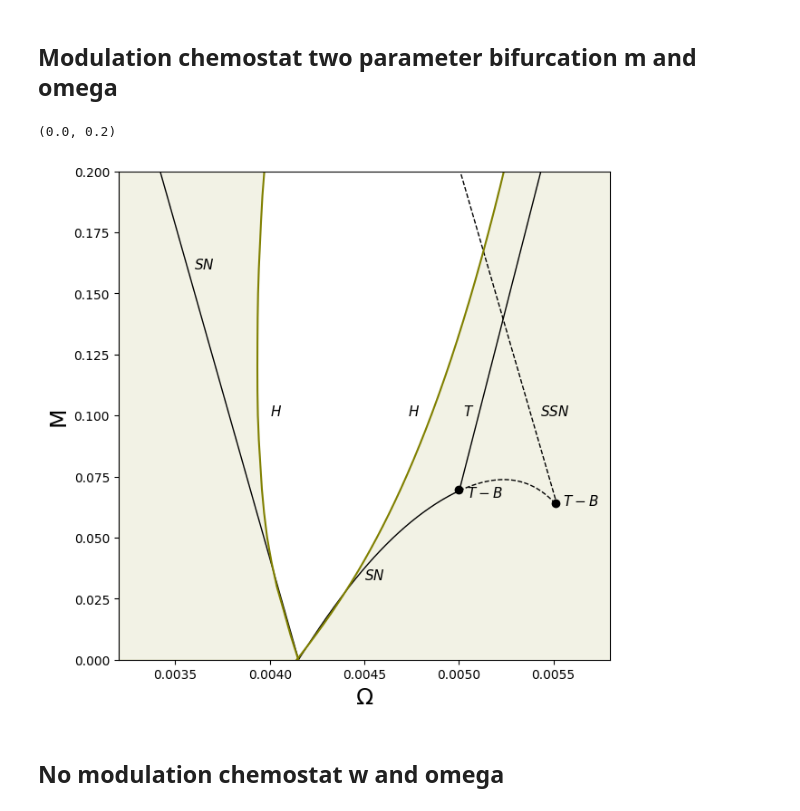
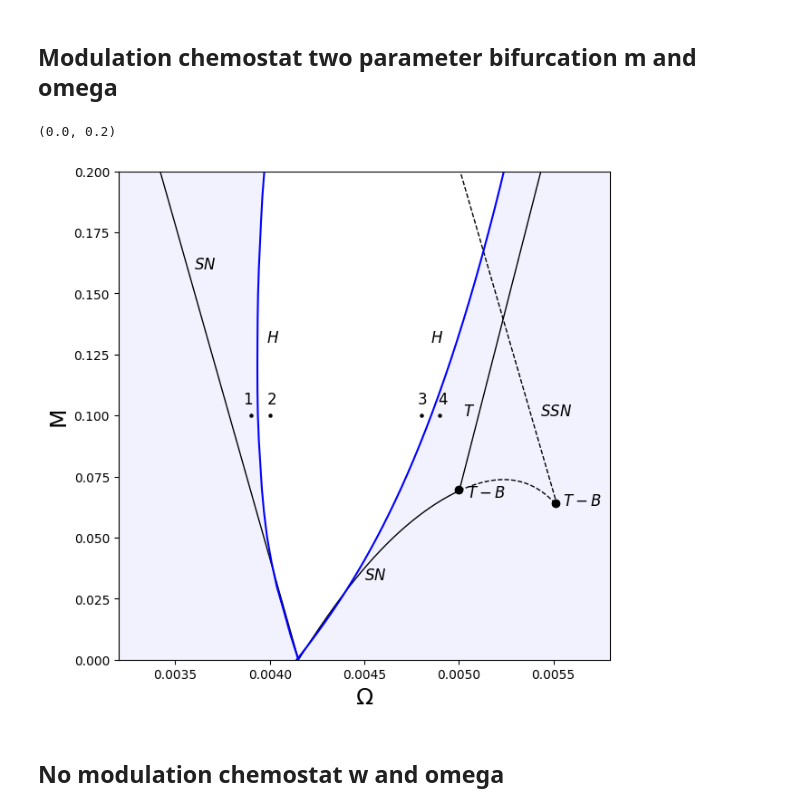
Before and after one commit to FredRobs/Bacteria-and-Viruses, a Jupyter notebook: XPPAUT_Data/fileReader.ipynb, the cells around one changed output. Drawn from its saved outputs; the diff is of its cells as text; code cells hidden in the pictures.

Commit message:
Add files via upload
changes made to include synchronization of cascaded system as well as modifications to existing figures for addition to project report

```diff
--- a/XPPAUT_Data/fileReader.ipynb
+++ b/XPPAUT_Data/fileReader.ipynb
@@ -35,46 +35,59 @@ plt.plot(torusBranch4, a4*torusBranch4+b4,'--',color='black',linewidth=1)
 plt.plot(torusDashed, p2(torusDashed),'--',color='black',linewidth=1)
 
 #plt.scatter(df1['omega'], df1['m'], color='black',s=2.0,alpha=0.5)
 #plt.scatter(df2['omega'], df2['m'], color='black',s=2.0,)
 #plt.scatter(df3['omega'], df3['m'], color='black', s=2.0,alpha=0.5)
 #plt.scatter(df2['omega'], df2['m'], color='blue', s=13.0,alpha=0.5)
 
 df5=pd.read_csv('data5.csv', names=['omega', 'm'])
 df6=pd.read_csv('data6.csv', names=['omega', 'm'])
 
 homoclinicBranch1=np.linspace(0.0037, 0.00552, 279)
 coeffBranch3=np.polyfit(df6['omega'], df6['m'], 3)
 p3 = np.poly1d(coeffBranch3)
 
 #plt.scatter(df6['omega'], df6['m'], color='blue', s=13.0,alpha=0.5)
 #plt.scatter(df6['omega'], df6['m'], color='blue', s=13.0,alpha=0.5)
 
-plt.fill_betweenx(df5['m'], 0.0, df5['omega'], color='olive', alpha=0.1)
-plt.fill_betweenx(p3(homoclinicBranch1), 0.01, homoclinicBranch1, color='olive', alpha=0.1)
-plt.plot(df5['omega'], df5['m'], color='olive')
-plt.plot(homoclinicBranch1, p3(homoclinicBranch1),color='olive')
+plt.fill_betweenx(df5['m'], 0.0, df5['omega'], color='blue', alpha=0.05)
+plt.fill_betweenx(p3(homoclinicBranch1), 0.01, homoclinicBranch1, color='blue', alpha=0.05)
+plt.plot(df5['omega'], df5['m'], color='blue')
+plt.plot(homoclinicBranch1, p3(homoclinicBranch1),color='blue')
 plt.xlabel("$\Omega$", fontsize=18)
 plt.ylabel("M", fontsize=18)
 plt.xlim(0.003,0.0055)
 plt.ylim(0,0.2)
 
-plt.text(0.0036, 0.16, '$SN$', fontsize=11, fontstyle='italic')
-plt.text(0.0045, 0.033, '$SN$', fontsize=11, fontstyle='italic')
-plt.text(0.00502, 0.1, '$T$', fontsize=11, fontstyle='italic')
-plt.text(0.004, 0.1, '$H$', fontsize=11, fontstyle='italic')
-plt.text(0.00473, 0.1, '$H$', fontsize=11, fontstyle='italic')
-plt.text(0.00543, 0.1, '$SSN$', fontsize=11, fontstyle='italic')
+plt.text(0.0036, 0.16, '$SN$', fontsize=12, fontstyle='italic')
+plt.text(0.0045, 0.033, '$SN$', fontsize=12, fontstyle='italic')
+plt.text(0.00502, 0.1, '$T$', fontsize=12, fontstyle='italic')
+plt.text(0.00398, 0.13, '$H$', fontsize=12, fontstyle='italic')
+plt.text(0.00485, 0.13, '$H$', fontsize=12, fontstyle='italic')
+plt.text(0.00543, 0.1, '$SSN$', fontsize=12, fontstyle='italic')
 plt.scatter(0.005, 0.0695,marker='o',color='black')
-plt.text(0.00504, 0.0665, '$T-B$', fontsize=11, fontstyle='italic')
+plt.text(0.00504, 0.0665, '$T-B$', fontsize=12, fontstyle='italic')
 plt.scatter(0.00551, 0.0642,marker='o',color='black')
-plt.text(0.00555, 0.0632, '$T-B$', fontsize=11, fontstyle='italic')
+
+plt.scatter(0.0039, 0.1,marker='o',color='black', s=5)
+plt.text(0.00386, 0.105, '$1$', fontsize=12, fontstyle='italic')
+
+plt.scatter(0.0040, 0.1,marker='o',color='black', s=5)
+plt.text(0.00398, 0.105, '$2$', fontsize=12, fontstyle='italic')
+
+plt.scatter(0.0048, 0.1,marker='o',color='black', s=5)
+plt.text(0.00478, 0.105, '$3$', fontsize=12, fontstyle='italic')
+
+plt.scatter(0.0049, 0.1,marker='o',color='black', s=5)
+plt.text(0.00489, 0.105, '$4$', fontsize=12, fontstyle='italic')
+
+plt.text(0.00555, 0.0632, '$T-B$', fontsize=12, fontstyle='italic')
 plt.xlabel("$\Omega$", fontsize=18)
 plt.ylabel("M", fontsize=18)
 plt.xlim(0.0032,0.0058)
 plt.ylim(0,0.2)
 # %% [output]
 (0.0, 0.2)
-[figure, old version]
+[figure, new version]
 # %% [markdown]
 ## No modulation chemostat w and omega
 # %%
```
Also changed, not shown: parts of 2 cells of this notebook.
